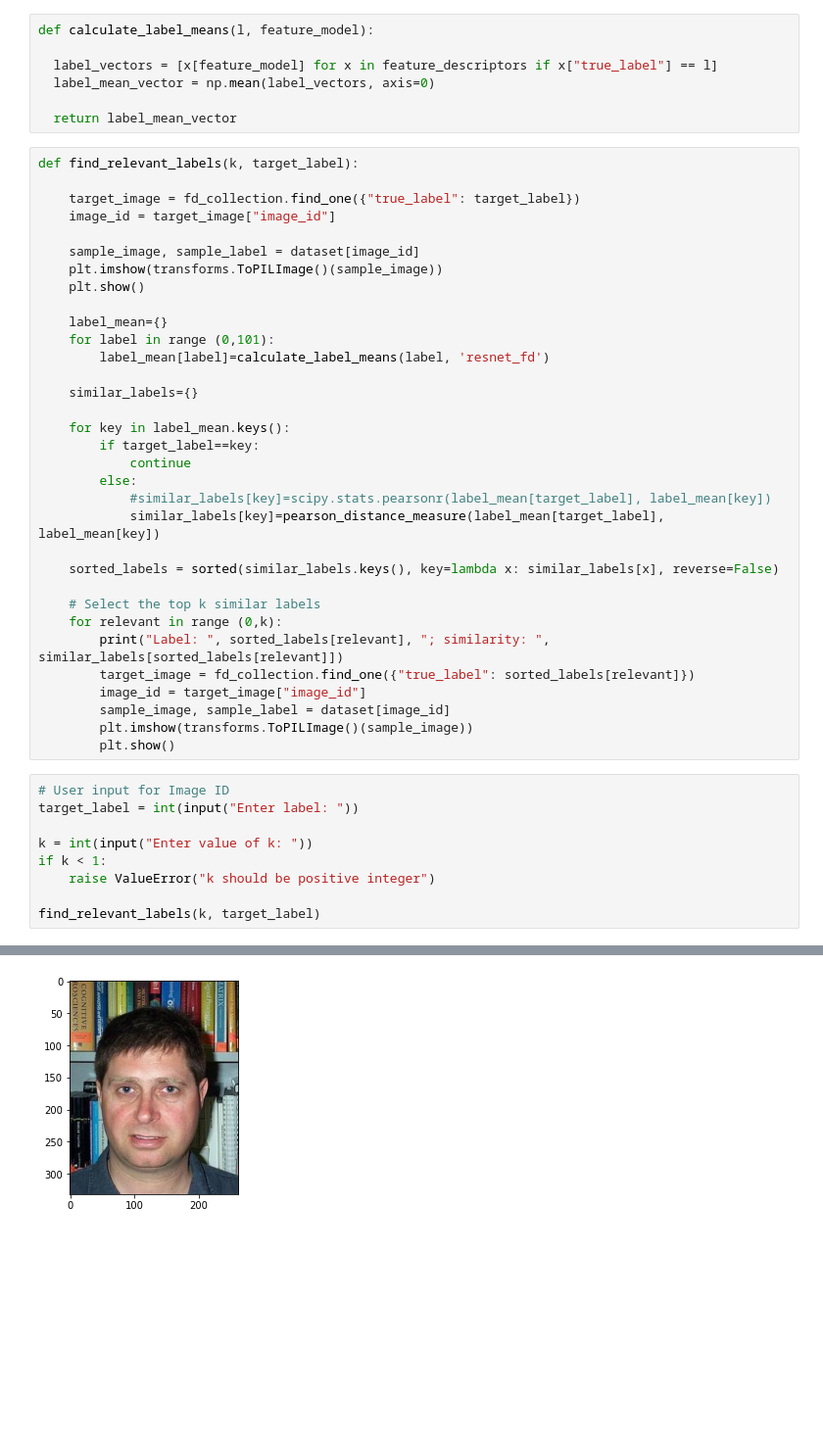
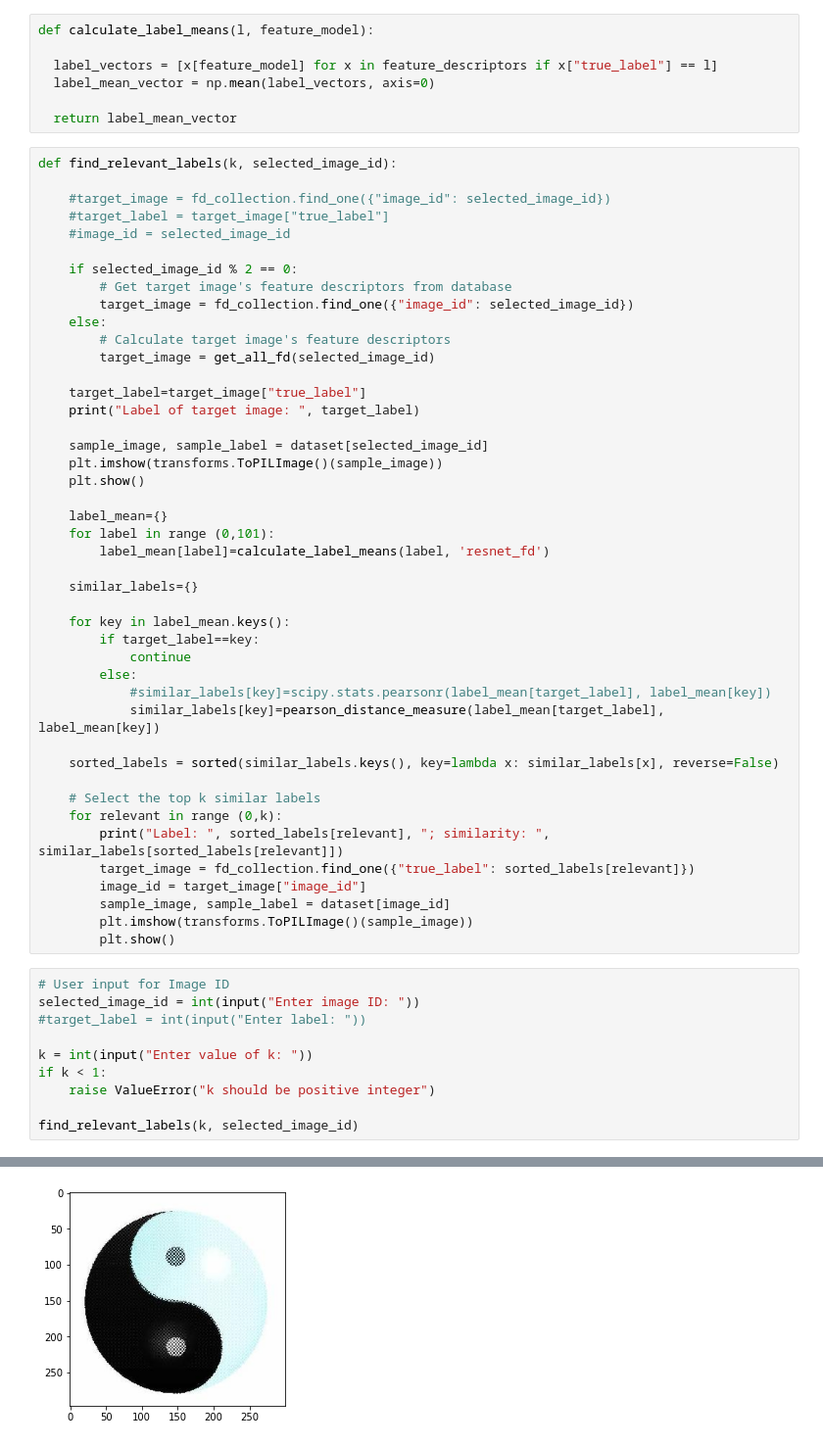
Before and after one commit to 20kaushik02/CSE515_MWDB_Project, a Jupyter notebook: phase2_madhura.ipynb, the cells around one changed output, grey strips where cells are left out. Shown at 98% size. Cells and saved outputs as stored; diff of their text form; blank space fills up the shorter version.

```diff
--- a/phase2_madhura.ipynb
+++ b/phase2_madhura.ipynb
@@ -610,12 +632,23 @@ def calculate_label_means(l, feature_model):
 
   return label_mean_vector
 # %%
-def find_relevant_labels(k, target_label):
+def find_relevant_labels(k, selected_image_id):
 
-    target_image = fd_collection.find_one({"true_label": target_label})
-    image_id = target_image["image_id"]
+    #target_image = fd_collection.find_one({"image_id": selected_image_id})
+    #target_label = target_image["true_label"]
+    #image_id = selected_image_id
 
-    sample_image, sample_label = dataset[image_id]
+    if selected_image_id % 2 == 0:
+        # Get target image's feature descriptors from database
+        target_image = fd_collection.find_one({"image_id": selected_image_id})
+    else:
+        # Calculate target image's feature descriptors
+        target_image = get_all_fd(selected_image_id)
+
+    target_label=target_image["true_label"]
+    print("Label of target image: ", target_label)
+
+    sample_image, sample_label = dataset[selected_image_id]
     plt.imshow(transforms.ToPILImage()(sample_image))
     plt.show()
 
@@ -644,11 +677,12 @@ def find_relevant_labels(k, target_label):
         plt.show()
 # %%
 # User input for Image ID
-target_label = int(input("Enter label: "))
+selected_image_id = int(input("Enter image ID: "))
+#target_label = int(input("Enter label: "))
 
 k = int(input("Enter value of k: "))
 if k < 1:
     raise ValueError("k should be positive integer")
 
-find_relevant_labels(k, target_label)
+find_relevant_labels(k, selected_image_id)
 # %% [output]
@@ -655 +690 @@ find_relevant_labels(k, target_label)
-[figure, old version]
+[figure, new version]
```
Also changed, not shown: parts of 5 cells of this notebook.
